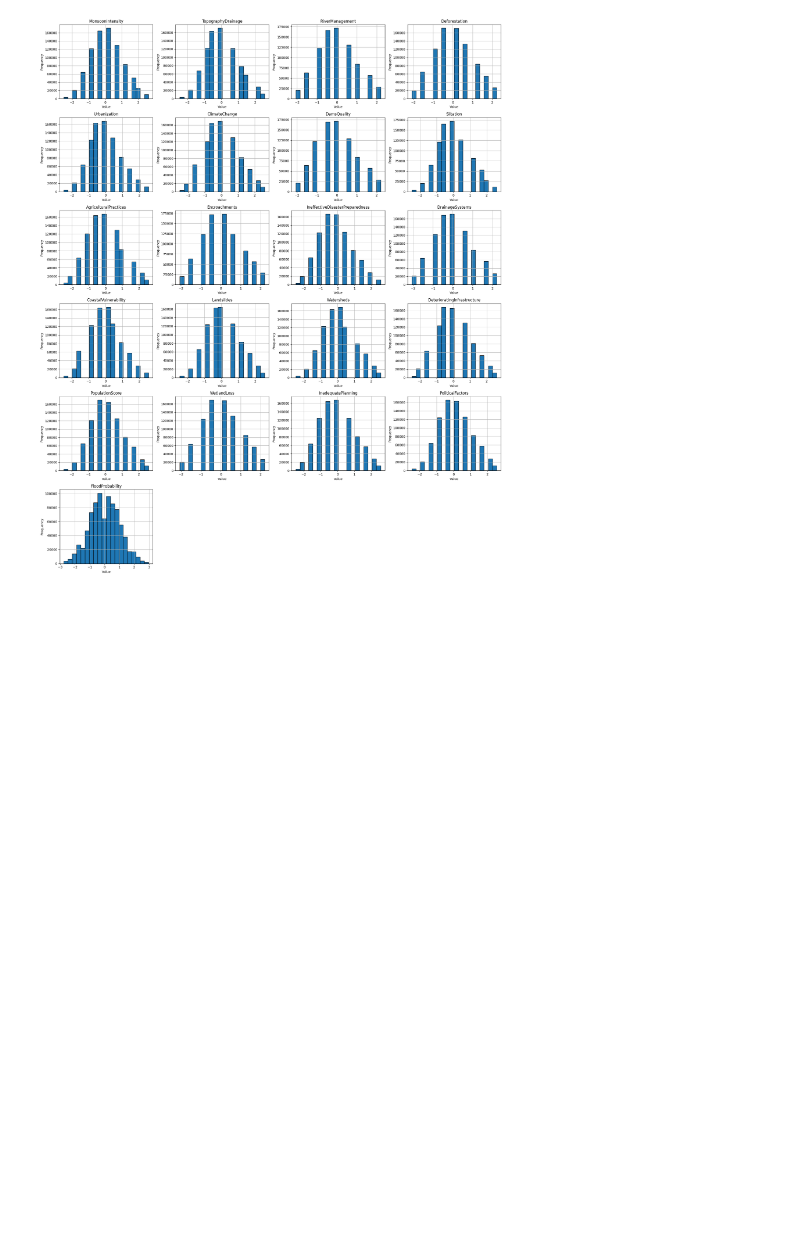
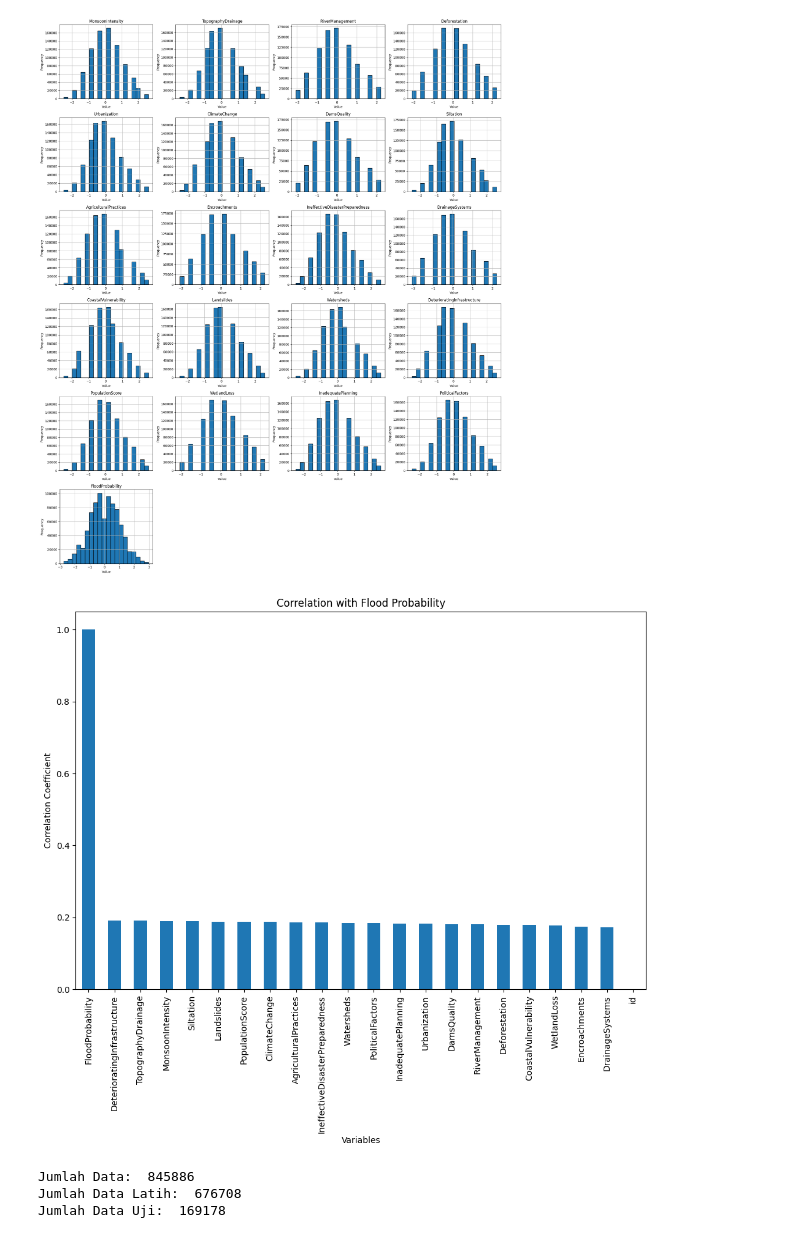
Before and after one commit to Luseat/dicoding_task_project_regession, a Jupyter notebook: dicoding_task_project_regression.ipynb, the cells around one changed output. Cells and saved outputs as stored; diff of their text form; code cells hidden in the pictures; blank space fills up the shorter version.

```diff
--- a/dicoding_task_project_regression.ipynb
+++ b/dicoding_task_project_regression.ipynb
@@ -222,3 +222,36 @@ plt.tight_layout()
 plt.show()
 # %% [output]
 [figure]
+# %%
+# Menghitung korelasi antara variabel target dan semua variabel lainnya
+target_corr = df.corr()['FloodProbability']
+# (Opsional) Mengurutkan hasil korelasi berdasarkan kekuatan korelasi
+target_corr_sorted = target_corr.abs().sort_values(ascending=False)
+
+plt.figure(figsize=(12, 8))
+target_corr_sorted.plot(kind='bar')
+plt.title('Correlation with Flood Probability')
+plt.xlabel('Variables')
+plt.ylabel('Correlation Coefficient')
+plt.show()
+# %% [output]
+[figure, added]
+# %%
+from re import X
+# Memisahkan fitur (X) dan target (y)
+X = df.drop(columns=["id", "FloodProbability"])
+y = df["FloodProbability"]
+
+from sklearn.model_selection import train_test_split
+
+# Memisahkan data menjadi data latih dan data uji
+x_train, x_test, y_train, y_test = train_test_split(X, y, test_size=0.2, random_state=1)
+
+
+print("Jumlah Data: ",len(X)) # Menghitung panjang jumlah data
+print("Jumlah Data Latih: ",len(x_train)) # menghitung panjang/jumlah data pada x_test
+print("Jumlah Data Uji: ",len(x_test)) # menghitung panjang/jumlah data pada x_test
+# %% [output]
+Jumlah Data:  845886
+Jumlah Data Latih:  676708
+Jumlah Data Uji:  169178
```
Also changed, not shown: parts of 5 cells of this notebook.
